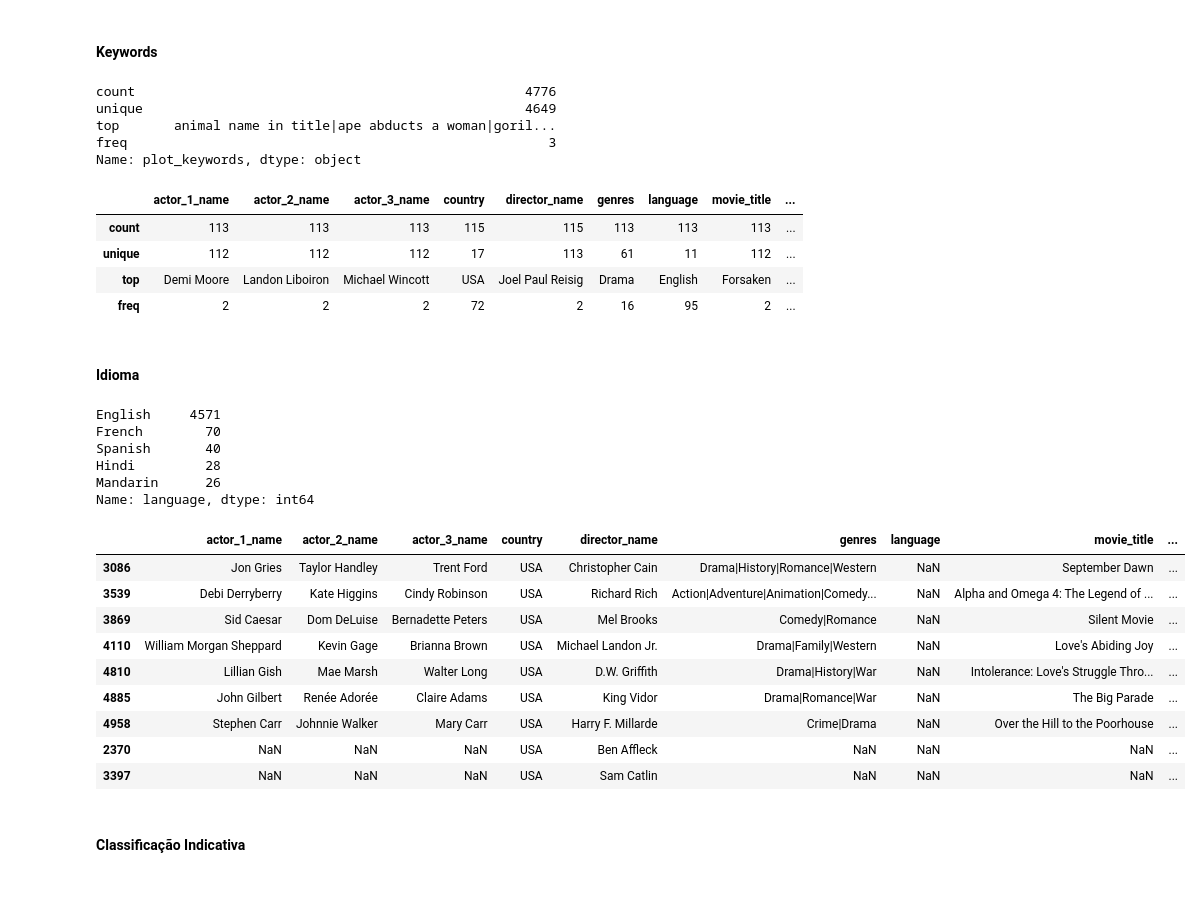
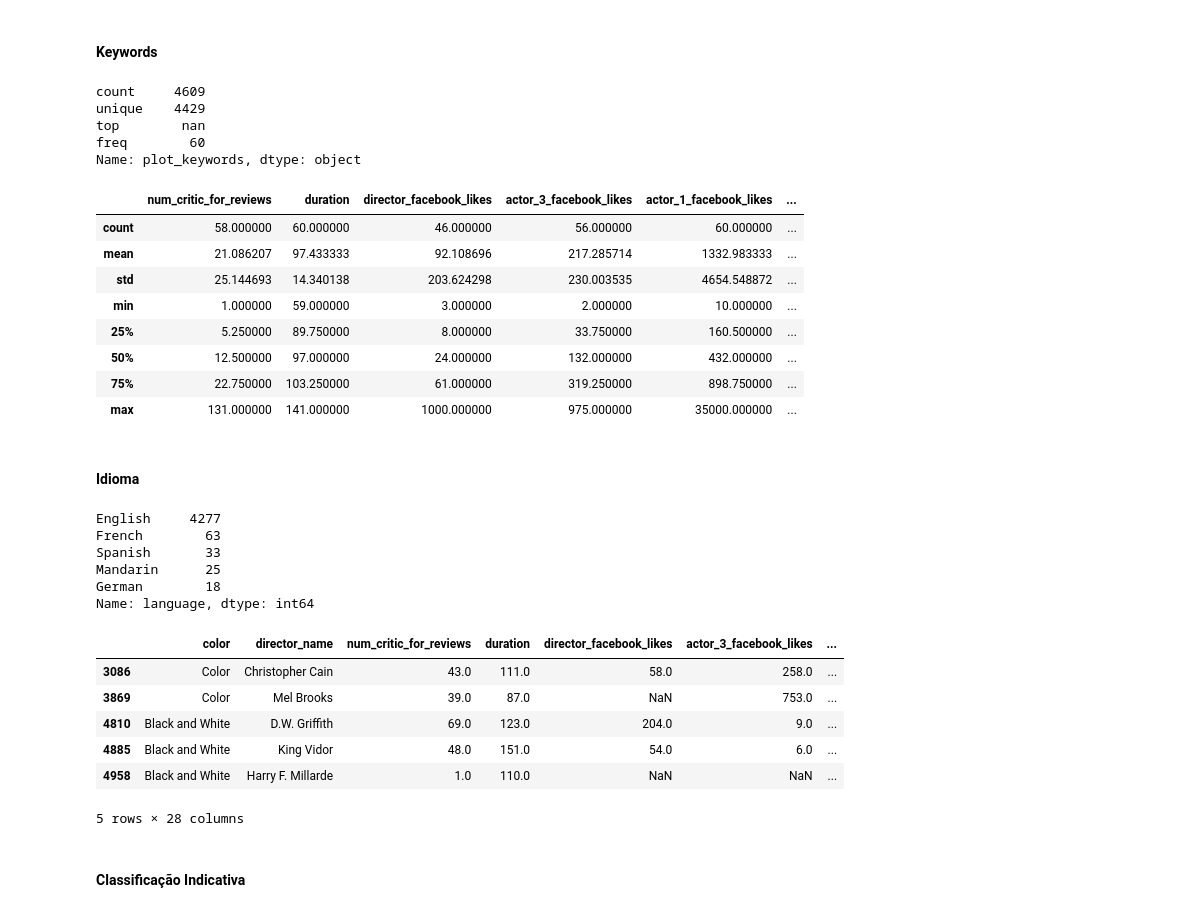
Before and after one commit to dcandrade/movie-data-mining, a Jupyter notebook: preprocessing/Preprocessing.ipynb, the cells around one changed output. Drawn from its saved outputs; the diff is of its cells as text; code cells hidden in the pictures.

Commit message:
Done missing values review

```diff
--- a/preprocessing/Preprocessing.ipynb
+++ b/preprocessing/Preprocessing.ipynb
@@ -100,0 +158,2 @@ missing.describe()
+# %%
+movies_df = movies_df[~movies_df['title_year'].isna()]
@@ -100,0 +190,2 @@ missing.describe()
+# %%
+movies_df = movies_df[~movies_df['aspect_ratio'].isna()]
@@ -129,10 +240,10 @@ categorical_df[categorical_df['country'].isna()]
 # %%
 # Ajustando todos valores ausentes manualmente, baseando-se no país
-categorical_df.loc[2370, 'country'] = "USA"
-categorical_df.loc[2370, 'director_name'] = "Ben Affleck"
+#categorical_df.loc[2370, 'country'] = "USA"
+#categorical_df.loc[2370, 'director_name'] = "Ben Affleck"
 
-categorical_df.loc[3397, 'country'] = "USA"
-categorical_df.loc[3397, 'director_name'] = "Sam Catlin"
+#categorical_df.loc[3397, 'country'] = "USA"
+#categorical_df.loc[3397, 'director_name'] = "Sam Catlin"
 
-categorical_df.loc[4021, 'country'] = "USA"
+movies_df.loc[4021, 'country'] = "USA"
 # %% [markdown]
@@ -169,44 +253,48 @@ categorical_df[categorical_df['genres'].isna()].describe()
 # %% [markdown]
 #### Keywords
 # %%
-categorical_df['plot_keywords'].describe()
+movies_df['plot_keywords'].astype(str).describe()
 # %% [output]
-count                                                  4776
-unique                                                 4649
-top       animal name in title|ape abducts a woman|goril...
-freq                                                      3
+count     4609
+unique    4429
+top        nan
+freq        60
 Name: plot_keywords, dtype: object
 # %%
-categorical_df[categorical_df['plot_keywords'].isna()].describe() #Estratégia: deixar sem
+movies_df[movies_df['plot_keywords'].isna()].describe() #Estratégia: categoria padrao
 # %% [output]
-|  | actor_1_name | actor_2_name | actor_3_name | country | director_name | genres | language | movie_title | ... |
-| count | 113 | 113 | 113 | 115 | 115 | 113 | 113 | 113 | ... |
-| unique | 112 | 112 | 112 | 17 | 113 | 61 | 11 | 112 | ... |
-| top | Demi Moore | Landon Liboiron | Michael Wincott | USA | Joel Paul Reisig | Drama | English | Forsaken | ... |
-| freq | 2 | 2 | 2 | 72 | 2 | 16 | 95 | 2 | ... |
+|  | num_critic_for_reviews | duration | director_facebook_likes | actor_3_facebook_likes | actor_1_facebook_likes | ... |
+| count | 58.000000 | 60.000000 | 46.000000 | 56.000000 | 60.000000 | ... |
+| mean | 21.086207 | 97.433333 | 92.108696 | 217.285714 | 1332.983333 | ... |
+| std | 25.144693 | 14.340138 | 203.624298 | 230.003535 | 4654.548872 | ... |
+| min | 1.000000 | 59.000000 | 3.000000 | 2.000000 | 10.000000 | ... |
+| 25% | 5.250000 | 89.750000 | 8.000000 | 33.750000 | 160.500000 | ... |
+| 50% | 12.500000 | 97.000000 | 24.000000 | 132.000000 | 432.000000 | ... |
+| 75% | 22.750000 | 103.250000 | 61.000000 | 319.250000 | 898.750000 | ... |
+| max | 131.000000 | 141.000000 | 1000.000000 | 975.000000 | 35000.000000 | ... |
+# %%
+#remover
+movies_df = movies_df[~movies_df['plot_keywords'].isna()]
 # %% [markdown]
 #### Idioma
 # %%
-categorical_df['language'].value_counts().head()
+movies_df['language'].value_counts().head()
 # %% [output]
-English     4571
-French        70
-Spanish       40
-Hindi         28
-Mandarin      26
+English     4277
+French        63
+Spanish       33
+Mandarin      25
+German        18
 Name: language, dtype: int64
 # %%
-categorical_df.loc[categorical_df['language'].isna()]
+movies_df.loc[movies_df['language'].isna()]
 # %% [output]
-|  | actor_1_name | actor_2_name | actor_3_name | country | director_name | genres | language | movie_title | ... |
-| 3086 | Jon Gries | Taylor Handley | Trent Ford | USA | Christopher Cain | Drama|History|Romance|Western | NaN | September Dawn | ... |
-| 3539 | Debi Derryberry | Kate Higgins | Cindy Robinson | USA | Richard Rich | Action|Adventure|Animation|Comedy... | NaN | Alpha and Omega 4: The Legend of ... | ... |
-| 3869 | Sid Caesar | Dom DeLuise | Bernadette Peters | USA | Mel Brooks | Comedy|Romance | NaN | Silent Movie | ... |
-| 4110 | William Morgan Sheppard | Kevin Gage | Brianna Brown | USA | Michael Landon Jr. | Drama|Family|Western | NaN | Love's Abiding Joy | ... |
-| 4810 | Lillian Gish | Mae Marsh | Walter Long | USA | D.W. Griffith | Drama|History|War | NaN | Intolerance: Love's Struggle Thro... | ... |
-| 4885 | John Gilbert | Renée Adorée | Claire Adams | USA | King Vidor | Drama|Romance|War | NaN | The Big Parade | ... |
-| 4958 | Stephen Carr | Johnnie Walker | Mary Carr | USA | Harry F. Millarde | Crime|Drama | NaN | Over the Hill to the Poorhouse | ... |
-| 2370 | NaN | NaN | NaN | USA | Ben Affleck | NaN | NaN | NaN | ... |
-| 3397 | NaN | NaN | NaN | USA | Sam Catlin | NaN | NaN | NaN | ... |
+|  | color | director_name | num_critic_for_reviews | duration | director_facebook_likes | actor_3_facebook_likes | ... |
+| 3086 | Color | Christopher Cain | 43.0 | 111.0 | 58.0 | 258.0 | ... |
+| 3869 | Color | Mel Brooks | 39.0 | 87.0 | NaN | 753.0 | ... |
+| 4810 | Black and White | D.W. Griffith | 69.0 | 123.0 | 204.0 | 9.0 | ... |
+| 4885 | Black and White | King Vidor | 48.0 | 151.0 | 54.0 | 6.0 | ... |
+| 4958 | Black and White | Harry F. Millarde | 1.0 | 110.0 | NaN | NaN | ... |
+5 rows × 28 columns
 # %%
 #Todos os que faltam são americanos, logo são em inglês
```
Also changed, not shown: parts of 91 cells of this notebook.
